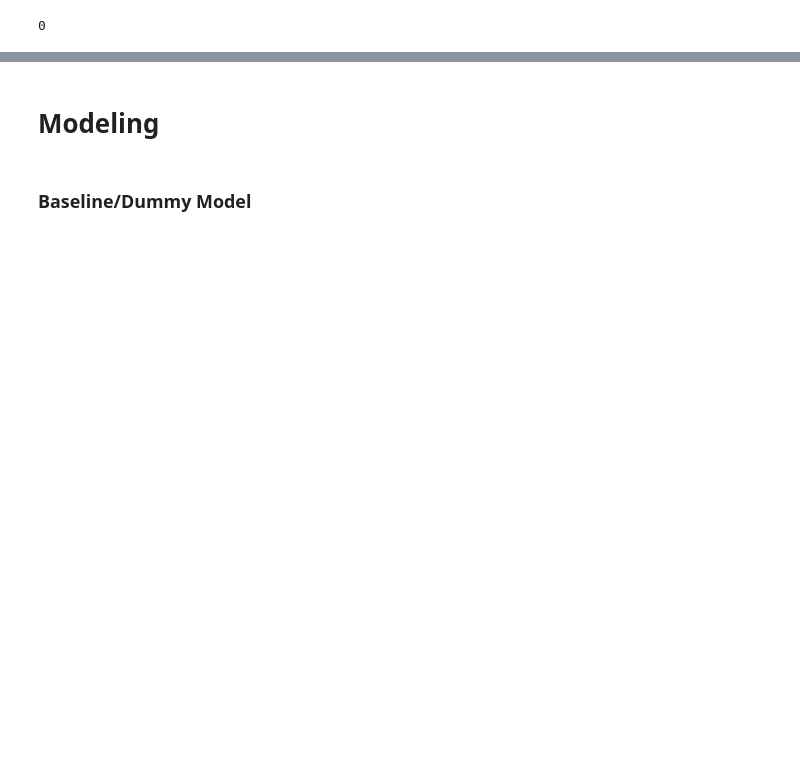
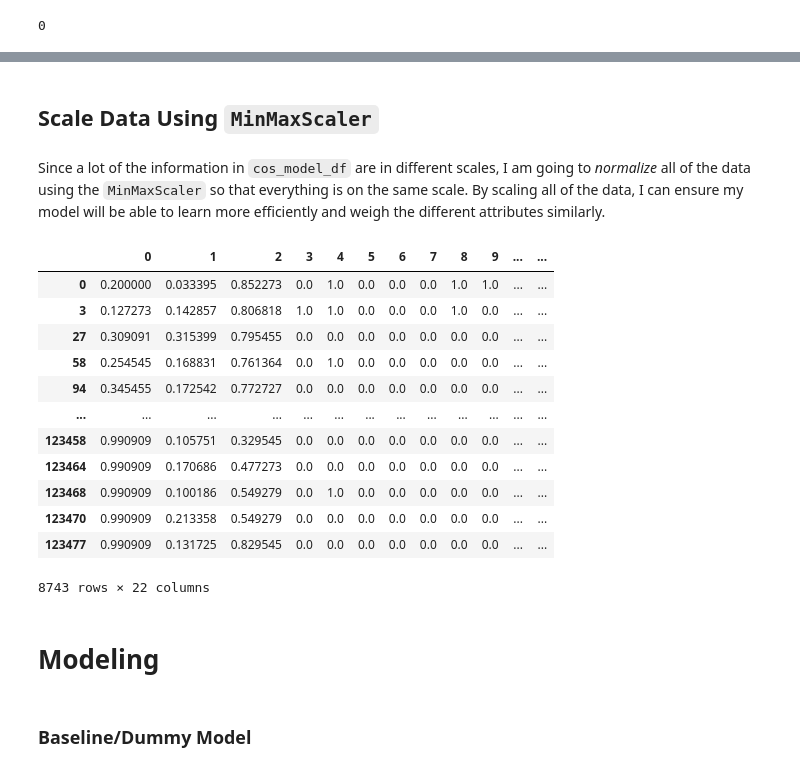
Before and after one commit to jsiddiqui85/Capstone_Recommendation_System, a Jupyter notebook: Workspace/Amazon_Prime_Video_Initial_EDA.ipynb, the cells around one changed output, grey strips where cells are left out. Cells and saved outputs as stored; diff of their text form; code cells hidden in the pictures; blank space fills up the shorter version.

```diff
--- a/Workspace/Amazon_Prime_Video_Initial_EDA.ipynb
+++ b/Workspace/Amazon_Prime_Video_Initial_EDA.ipynb
@@ -556 +538,4 @@ train, test = train_test_split(final_movies_df, random_state=42)
+# %%
+# Drop id Column
+final_movies_df = final_movies_df.drop(columns='id')
 # %% [markdown]
@@ -599,3 +590,31 @@ final_movies_df.imdb_score.isna().sum()
+# %% [markdown]
+## Scale Data Using `MinMaxScaler`
+# %% [markdown]
+Since a lot of the information in `cos_model_df` are in different scales, I am going to *normalize* all of the data using the `MinMaxScaler` so that everything is on the same scale.  By scaling all of the data, I can ensure my model will be able to learn more efficiently and weigh the different attributes similarly.
+# %%
+# Instantiate MinMaxScaler
+scaler = MinMaxScaler()
+# %%
+# Fit and transform on training data
+scaled = scaler.fit_transform(final_movies_df)
+# %%
+# Create new dataframe using scaled data
+scaled_df = pd.DataFrame(data=scaled, index=final_movies_df.index)
+scaled_df
+# %% [output]
+|  | 0 | 1 | 2 | 3 | 4 | 5 | 6 | 7 | 8 | 9 | ... | ... |
+| 0 | 0.200000 | 0.033395 | 0.852273 | 0.0 | 1.0 | 0.0 | 0.0 | 0.0 | 1.0 | 1.0 | ... | ... |
+| 3 | 0.127273 | 0.142857 | 0.806818 | 1.0 | 1.0 | 0.0 | 0.0 | 0.0 | 1.0 | 0.0 | ... | ... |
+| 27 | 0.309091 | 0.315399 | 0.795455 | 0.0 | 0.0 | 0.0 | 0.0 | 0.0 | 0.0 | 0.0 | ... | ... |
+| 58 | 0.254545 | 0.168831 | 0.761364 | 0.0 | 1.0 | 0.0 | 0.0 | 0.0 | 0.0 | 0.0 | ... | ... |
+| 94 | 0.345455 | 0.172542 | 0.772727 | 0.0 | 0.0 | 0.0 | 0.0 | 0.0 | 0.0 | 0.0 | ... | ... |
+| ... | ... | ... | ... | ... | ... | ... | ... | ... | ... | ... | ... | ... |
+| 123458 | 0.990909 | 0.105751 | 0.329545 | 0.0 | 0.0 | 0.0 | 0.0 | 0.0 | 0.0 | 0.0 | ... | ... |
+| 123464 | 0.990909 | 0.170686 | 0.477273 | 0.0 | 0.0 | 0.0 | 0.0 | 0.0 | 0.0 | 0.0 | ... | ... |
+| 123468 | 0.990909 | 0.100186 | 0.549279 | 0.0 | 1.0 | 0.0 | 0.0 | 0.0 | 0.0 | 0.0 | ... | ... |
+| 123470 | 0.990909 | 0.213358 | 0.549279 | 0.0 | 0.0 | 0.0 | 0.0 | 0.0 | 0.0 | 0.0 | ... | ... |
+| 123477 | 0.990909 | 0.131725 | 0.829545 | 0.0 | 0.0 | 0.0 | 0.0 | 0.0 | 0.0 | 0.0 | ... | ... |
+8743 rows × 22 columns
 # %% [markdown]
 # Modeling
 # %% [markdown]
```
Also changed, not shown: parts of 20 cells of this notebook.
